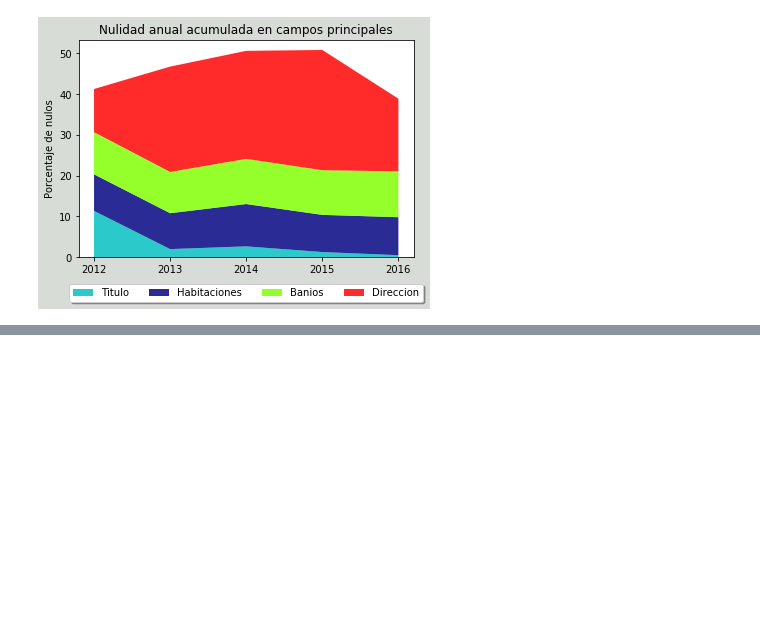
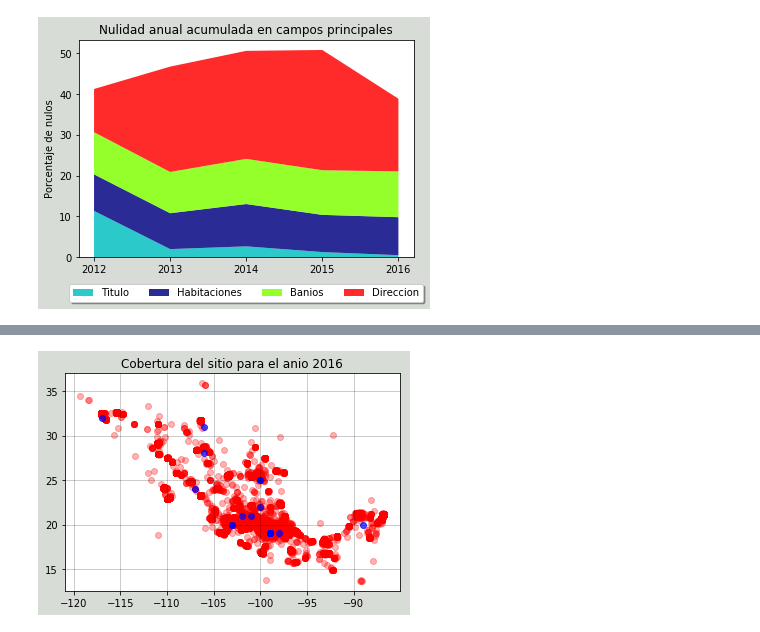
Before and after one commit to lorenzolgz/orgadatostp1, a Jupyter notebook: Análisis_Lolo.ipynb, the cells around one changed output, grey strips where cells are left out. Saved outputs shown, nothing was run; the diff lists cells and outputs as text; code cells hidden in the pictures; blank space fills up the shorter version.

```diff
--- a/Análisis_Lolo.ipynb
+++ b/Análisis_Lolo.ipynb
@@ -275,0 +313,9 @@ plt.show()
+# %%
+coordenadas_al_2016 = coordenadas_ok.loc[(coordenadas_ok['anio'] == 2016) |
+                                         (coordenadas_ok['anio'] == 2015) |
+                                         (coordenadas_ok['anio'] == 2014) |
+                                         (coordenadas_ok['anio'] == 2013) |
+                                         (coordenadas_ok['anio'] == 2012)]
+graficar_plano(coordenadas_al_2016, '2016')
+# %% [output]
+[figure, added]
```
Also changed, not shown: parts of 6 cells of this notebook, 1 other file.
